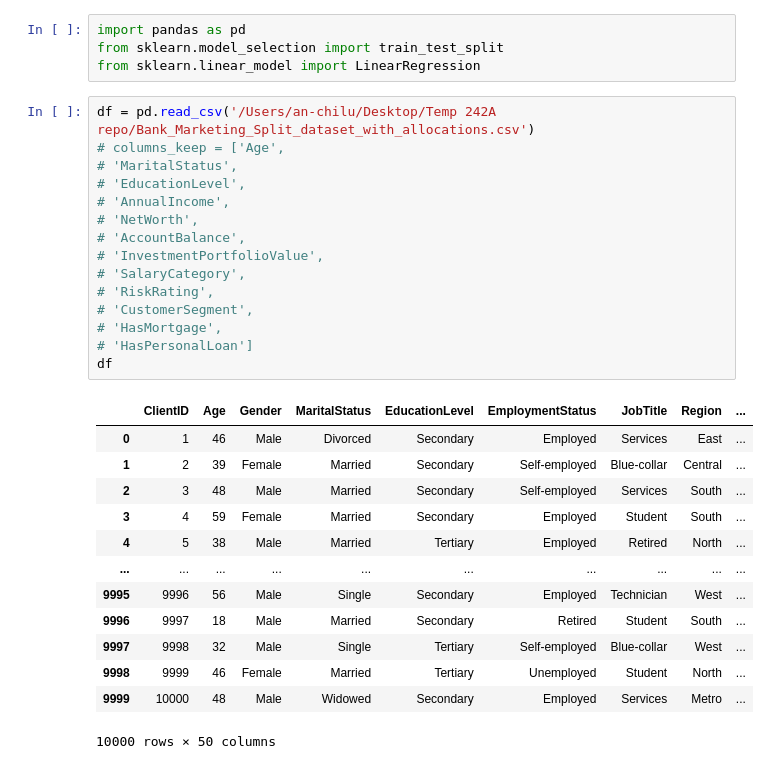
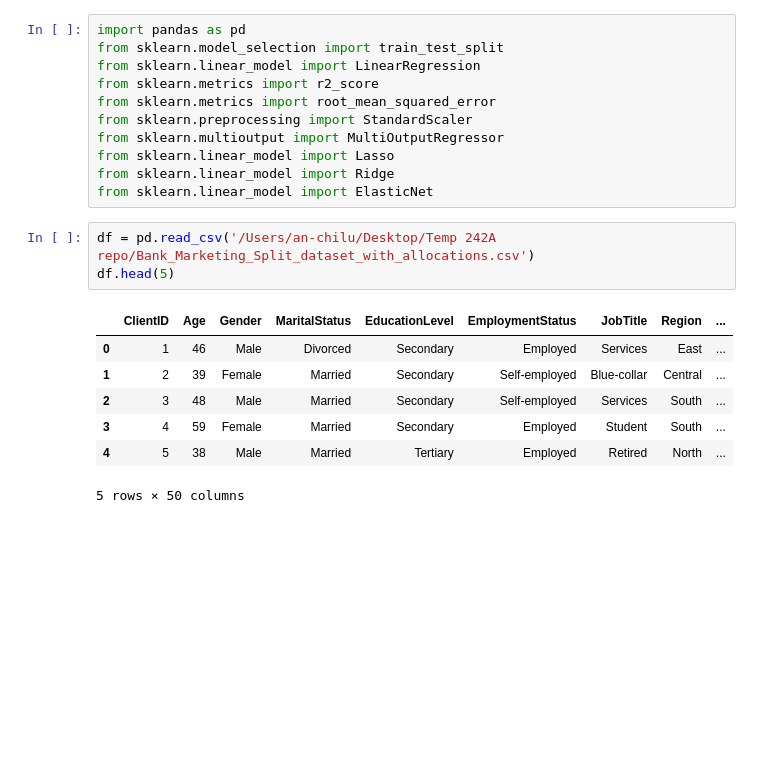
Before and after one commit to evelyn1525/242A-Project, a Jupyter notebook: 242project_temp.ipynb, the cells around one changed output. Drawn from its saved outputs; the diff is of its cells as text; blank space fills up the shorter version.

Commit message:
update linear models

```diff
--- a/242project_temp.ipynb
+++ b/242project_temp.ipynb
@@ -1,33 +1,22 @@
-# %%
-import pandas as pd
-from sklearn.model_selection import train_test_split
-from sklearn.linear_model import LinearRegression
+# %%
+import pandas as pd
+from sklearn.model_selection import train_test_split
+from sklearn.linear_model import LinearRegression
+from sklearn.metrics import r2_score
+from sklearn.metrics import root_mean_squared_error
+from sklearn.preprocessing import StandardScaler
+from sklearn.multioutput import MultiOutputRegressor
+from sklearn.linear_model import Lasso
+from sklearn.linear_model import Ridge
+from sklearn.linear_model import ElasticNet
 # %%
 df = pd.read_csv('/Users/an-chilu/Desktop/Temp 242A repo/Bank_Marketing_Split_dataset_with_allocations.csv')
-# columns_keep = ['Age',
-# 'MaritalStatus',
-# 'EducationLevel',
-# 'AnnualIncome',
-# 'NetWorth',
-# 'AccountBalance',
-# 'InvestmentPortfolioValue',
-# 'SalaryCategory',
-# 'RiskRating',
-# 'CustomerSegment',
-# 'HasMortgage',
-# 'HasPersonalLoan']
-df
+df.head(5)
 # %% [output]
 |  | ClientID | Age | Gender | MaritalStatus | EducationLevel | EmploymentStatus | JobTitle | Region | ... |
 | 0 | 1 | 46 | Male | Divorced | Secondary | Employed | Services | East | ... |
 | 1 | 2 | 39 | Female | Married | Secondary | Self-employed | Blue-collar | Central | ... |
 | 2 | 3 | 48 | Male | Married | Secondary | Self-employed | Services | South | ... |
 | 3 | 4 | 59 | Female | Married | Secondary | Employed | Student | South | ... |
 | 4 | 5 | 38 | Male | Married | Tertiary | Employed | Retired | North | ... |
-| ... | ... | ... | ... | ... | ... | ... | ... | ... | ... |
-| 9995 | 9996 | 56 | Male | Single | Secondary | Employed | Technician | West | ... |
-| 9996 | 9997 | 18 | Male | Married | Secondary | Retired | Student | South | ... |
-| 9997 | 9998 | 32 | Male | Single | Tertiary | Self-employed | Blue-collar | West | ... |
-| 9998 | 9999 | 46 | Female | Married | Tertiary | Unemployed | Student | North | ... |
-| 9999 | 10000 | 48 | Male | Widowed | Secondary | Employed | Services | Metro | ... |
-10000 rows × 50 columns
+5 rows × 50 columns
```
Also changed, not shown: parts of 33 cells of this notebook.
